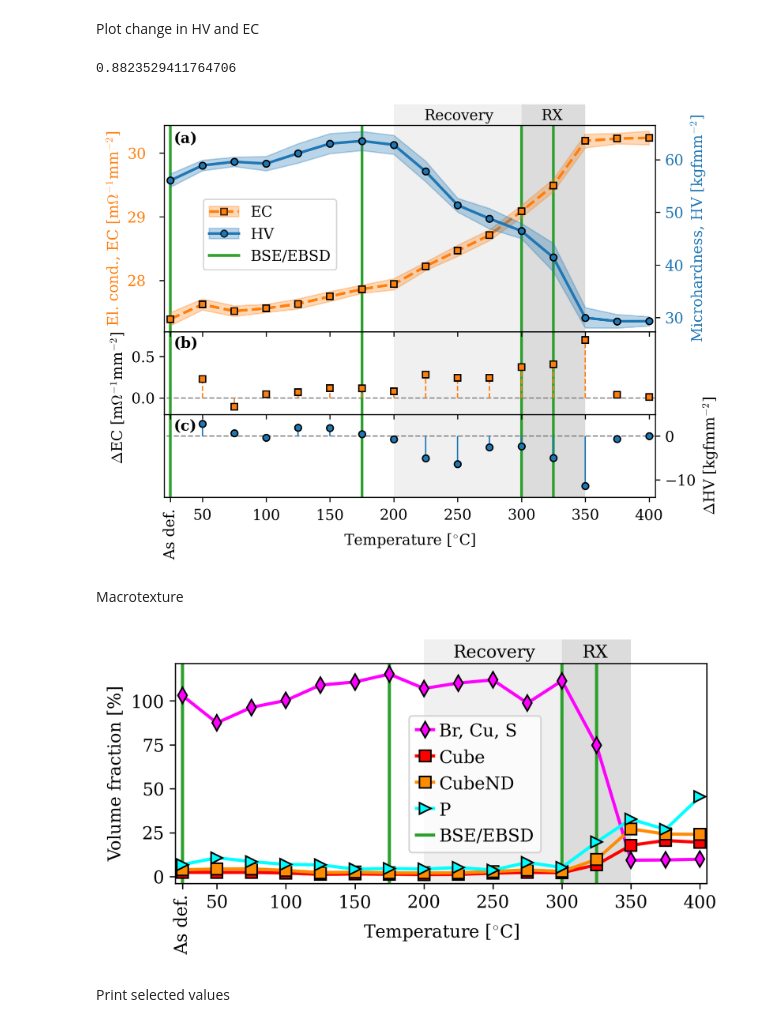
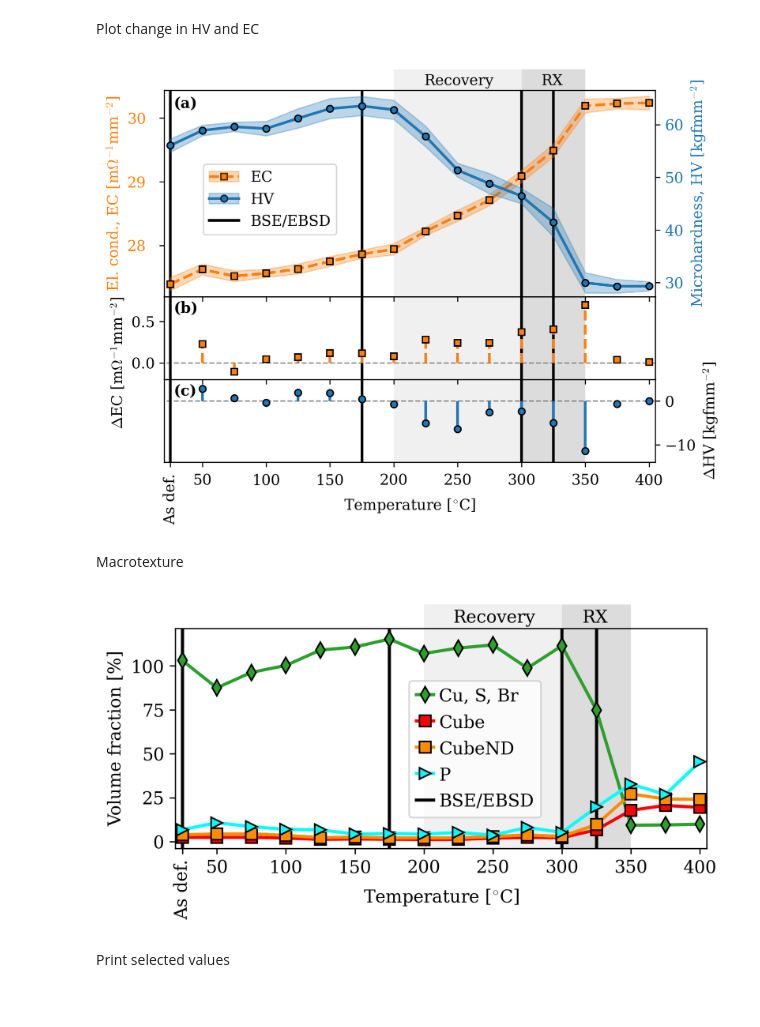
Before and after one commit to hakonanes/p-texture-al-mn-alloys, a Jupyter notebook: notebooks/figures_in_paper.ipynb, the cells around one changed output. Saved outputs shown, nothing was run; the diff lists cells and outputs as text; code cells hidden in the pictures.

```diff
--- a/notebooks/figures_in_paper.ipynb
+++ b/notebooks/figures_in_paper.ipynb
@@ -55,10 +56,10 @@ scipy : 1.9.0
 # %% [markdown]
 Descriptions of texture components
 # %%
-comp_names = ["Other", "Br", "Cu", "S", "Cube", "CubeND", "P", "Goss", "Br, Cu, S"]
+comp_names = ["Random", "Br", "Cu", "S", "Cube", "CubeND", "P", "Goss", "Cu, S, Br"]
 comp_names_low = list(map(str.lower, comp_names))
 comp_markers = dict(zip(comp_names, ["o", "d", "^", "*", "s", "s", ">", "o", "d"]))
-comp_colors = dict(zip(comp_names, [(1, 1, 1), (1, 0, 1), (0, 0, 1), (0, 0.5, 0), (1, 0, 0), (1, 0.55, 0), (0, 1, 1), (1, 1, 0), (1, 0, 1)]))
+comp_colors = dict(zip(comp_names, [(1, 1, 1), (1, 0, 1), (0, 0, 1), (0, 0.5, 0), (1, 0, 0), (1, 0.55, 0), (0, 1, 1), (1, 1, 0), mcolors.to_rgb("C2")]))
 n_ideal = len(comp_names) - 1
 ideal_id = np.arange(n_ideal)
 # %%
@@ -71,7 +72,7 @@ plt.rcParams.update({"font.size": 11, "figure.dpi": 300})
 savefig_kw = dict(bbox_inches="tight", pad_inches=0.01, transparent=True)
 scatter_kw = dict(s=70, linewidth=2, facecolor="none", clip_on=False)
 title_kw = dict(ha="left", va="bottom", fontweight="bold")
-bse_ebsd_kw = dict(color="C2", linestyle="-", zorder=0, lw=2)
+bse_ebsd_kw = dict(color="k", linestyle="-", zorder=0, lw=2)
 
 # Nominal step sizes nm/px
 step_size = dict(ebsd=100, bse=1 / 39e-3)
@@ -132,10 +133,6 @@ ec = ec.reset_index(drop=True)
 hv = hv.reset_index(drop=True)
 # %% [markdown]
 Plot change in HV and EC
-# %%
-225 / 255
-# %% [output]
-0.8823529411764706
 # %%
 # EC/HV diff.
 ec_diff = np.insert(np.diff(ec.ec).astype(float), 0, np.nan)
@@ -182,15 +179,17 @@ ax0_hv.set_ylabel("Microhardness, HV [kgfmm$^{-2}$]", color=hv_color)
 ax0_hv.set_frame_on(False)
 
 # Plot EC difference
-markerline1, *_ = ax1.stem(ec.index, ec_diff, bottom=0, linefmt="--" + ec_color, markerfmt=ec_color + "s", basefmt="none")
+markerline1, stemline1, _ = ax1.stem(ec.index, ec_diff, bottom=0, linefmt="--" + ec_color, markerfmt=ec_color + "s", basefmt="none")
 markerline1.set_markeredgecolor("k")
+stemline1.set_linewidth(2)
 ax1.plot([-10, 20], [0, 0], "--", c="gray", zorder=0)
 ax1.set_ylim(-0.2, 0.8)
 ax1.set_ylabel("$\Delta$EC [m$\Omega^{-1}$mm$^{-2}$]", y=0.2)
 
 # Plot HV difference
-markerline2, *_ = ax2.stem(hv.index, hv_diff, bottom=0, linefmt="-" + hv_color, markerfmt=hv_color + "o", basefmt="none")
+markerline2, stemline2, _ = ax2.stem(hv.index, hv_diff, bottom=0, linefmt="-" + hv_color, markerfmt=hv_color + "o", basefmt="none")
 markerline2.set_markeredgecolor("k")
+stemline2.set_linewidth(2)
 ax2.plot([-10, 20], [0, 0], "--", c="gray", zorder=0)
 ax2.set_ylim(-14, 5)
 ax2.set_ylabel("$\Delta$HV [kgfmm$^{-2}$]")
@@ -274,7 +273,7 @@ ax0_ec.text(0.79, 1.01, "RX", transform=ax0_ec.transAxes, ha="center", va="botto
 fig.subplots_adjust(wspace=0.25, hspace=0)
 fig.savefig(os.path.join(dir_article, "rx_kinetics/ec_hv.pdf"), **savefig_kw)
 # %% [output]
-[figure, old version]
+[figure, new version]
 # %% [markdown]
 Macrotexture
 # %%
@@ -288,7 +287,7 @@ xtick_labels1 = [
 xtick_rotations = [90] + ["horizontal"] * (xtick_numbered_n + 1)
 
 # Texture component descriptions
-names = ["Br, Cu, S", "Cube", "CubeND", "P"]
+names = ["Cu, S, Br", "Cube", "CubeND", "P"]
 marker_kwds = dict(markersize=7, markeredgecolor="k")
 
 fig, ax = plt.subplots(figsize=(6, 2.5))
@@ -318,34 +317,34 @@ ax.set_xlim([texture.index.start - 0.2, texture.index.stop - 0.8])
 ax.set_xticks(xtick_loc1)
 ax.set_xticklabels(xtick_labels1)
 for label, rot in zip(ax.get_xmajorticklabels(), xtick_rotations):
     label.set_rotation(rot)
 
 # Conditions studied by BSE/EBSD
 conditions = [0, 6, 11, 12]
 for condition in conditions:
     if condition == conditions[-1]:
         label = "BSE/EBSD"
     else:
         label=None
     ax.axvline(condition, label=label, **bse_ebsd_kw)
 
 # Legend
 ax.legend(
     loc=(0.44, 0.14),
     handlelength=1,
     handleheight=1,
     handletextpad=0.3,
 )
 
 # Highlight regions of recovery and recrystallization
 ax.axvspan(xmin=7, xmax=11, ymax=1.11, fc=(240 / 255,) * 3, zorder=-5, clip_on=False)
 ax.axvspan(xmin=11, xmax=13, ymax=1.11, fc=(220 / 255,) * 3, zorder=-5, clip_on=False)
 ax.text(0.6, 1.01, "Recovery", transform=ax.transAxes, ha="center", va="bottom")
 ax.text(0.79, 1.01, "RX", transform=ax.transAxes, ha="center", va="bottom")
 
 fig.savefig(os.path.join(dir_article, "macrotexture/volume_fractions.pdf"), **savefig_kw)
 # %% [output]
-[figure, old version]
+[figure, new version]
 # %% [markdown]
 Print selected values
 # %%
```
Also changed, not shown: parts of 15 cells of this notebook.
